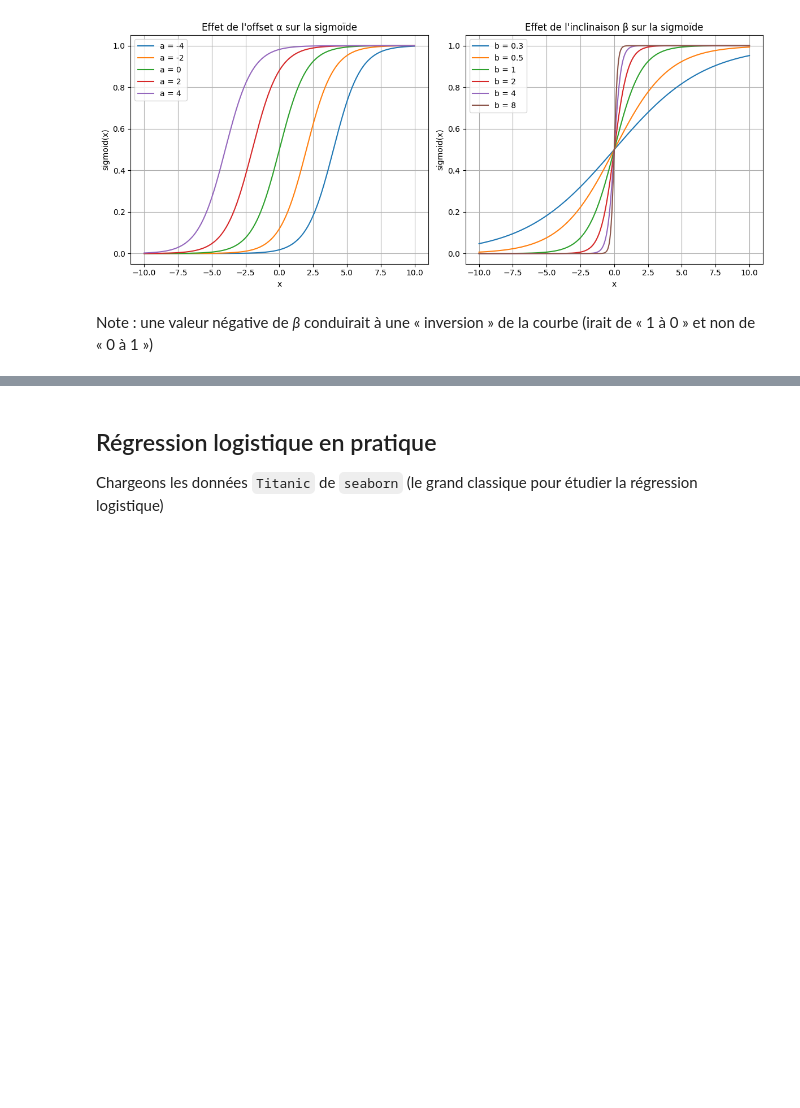
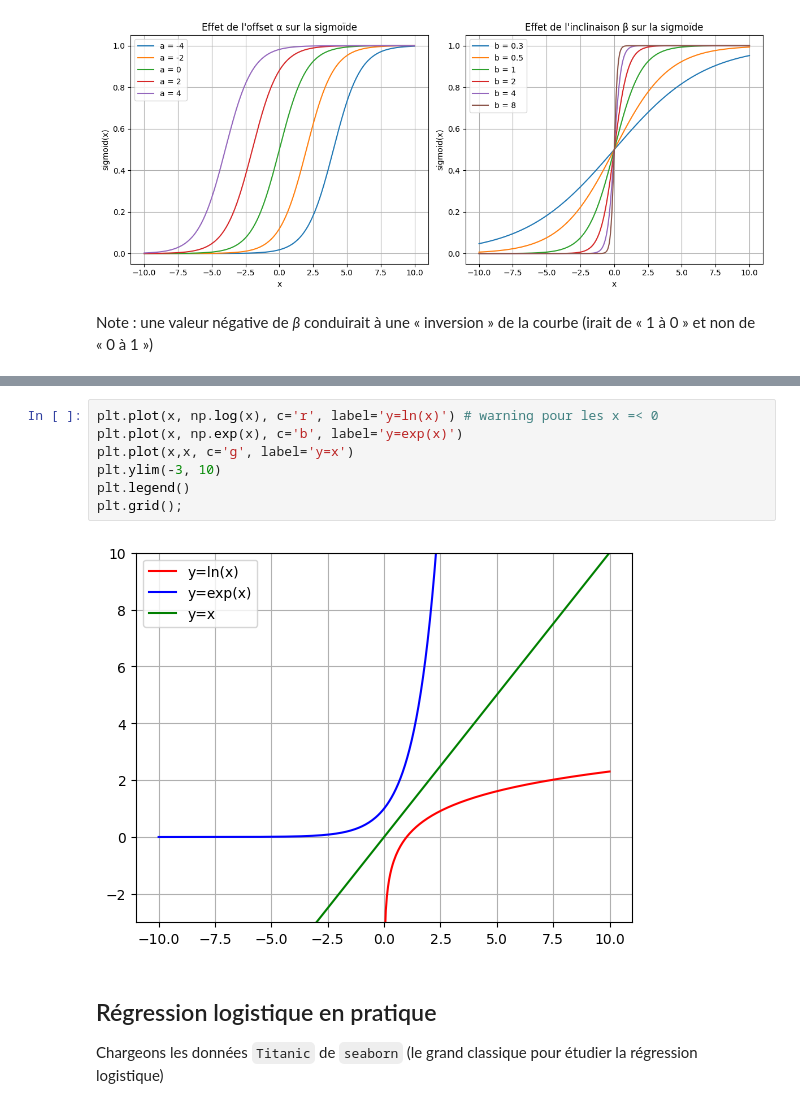
Before and after one commit to Jehadel/EDA-cours, a Jupyter notebook: S7-Regression-logistique.ipynb, the cells around one changed output, grey strips where cells are left out. Drawn from its saved outputs; the diff is of its cells as text; blank space fills up the shorter version.

```diff
--- a/S7-Regression-logistique.ipynb
+++ b/S7-Regression-logistique.ipynb
@@ -129,3 +157,12 @@ $$ \log{\frac{p}{1-p}} $$
+# %%
+plt.plot(x, np.log(x), c='r', label='y=ln(x)') # warning pour les x =< 0
+plt.plot(x, np.exp(x), c='b', label='y=exp(x)')
+plt.plot(x,x, c='g', label='y=x')
+plt.ylim(-3, 10)
+plt.legend()
+plt.grid();
+# %% [output]
+[figure, added]
 # %% [markdown]
 ## Régression logistique en pratique
 
```
Also changed, not shown: parts of 14 cells of this notebook.
